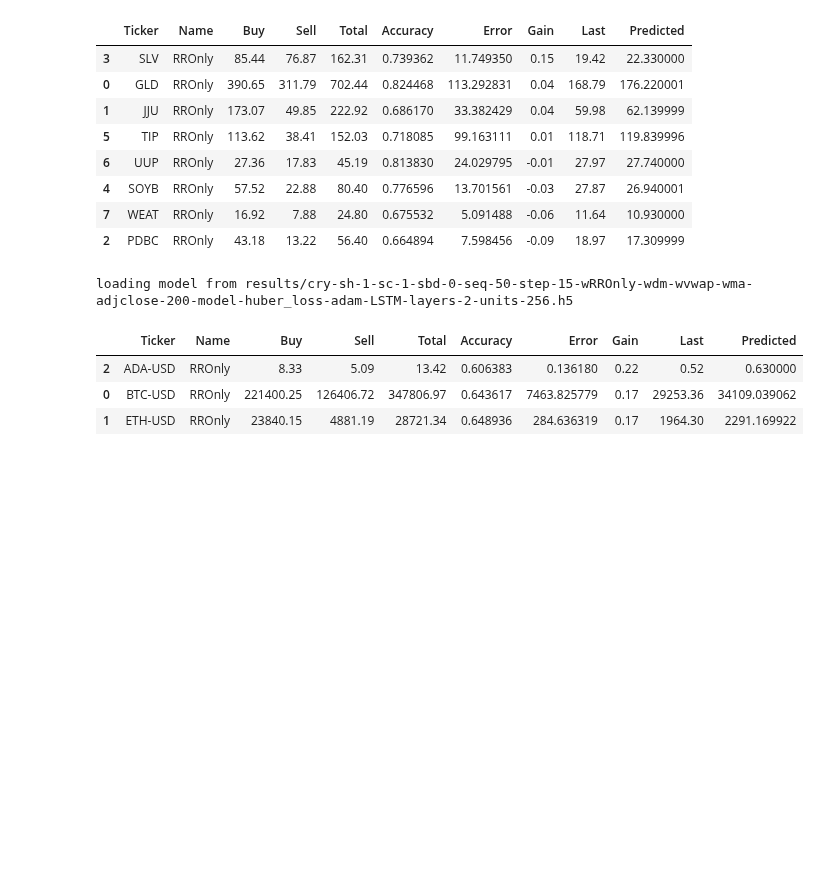
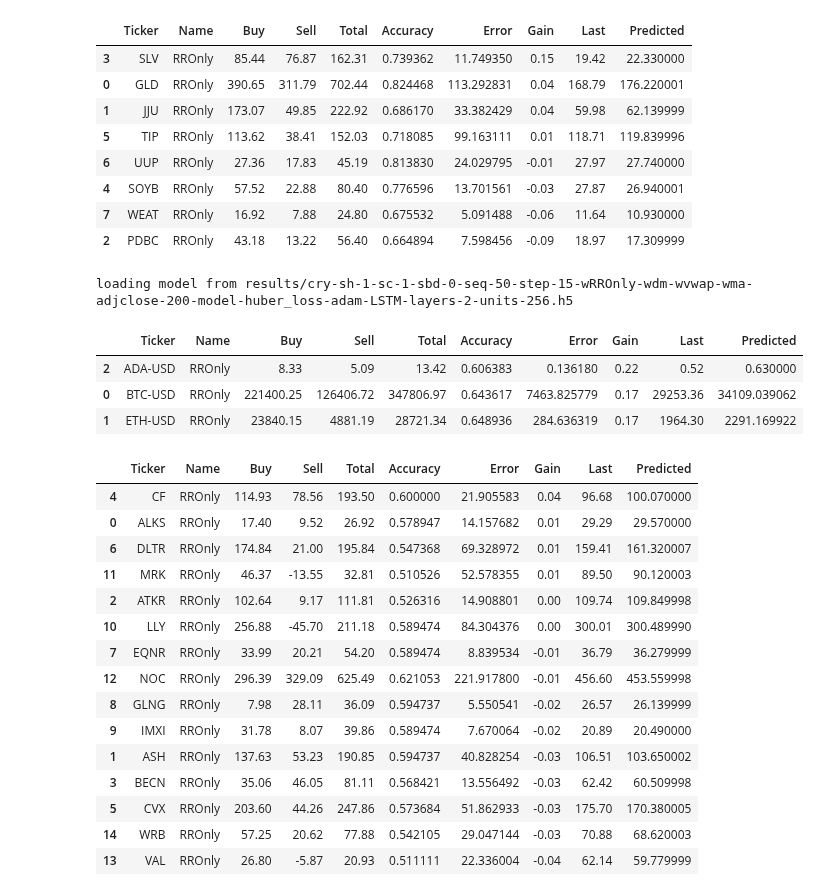
Before and after one commit to ahsank/runml, a Jupyter notebook: StockML.ipynb, the cells around one changed output. Drawn from its saved outputs; the diff is of its cells as text; code cells hidden in the pictures; blank space fills up the shorter version.

```diff
--- a/StockML.ipynb
+++ b/StockML.ipynb
@@ -283,3 +283,30 @@ df9.sort_values('Gain', ascending=False)
 | 2 | ADA-USD | RROnly | 8.33 | 5.09 | 13.42 | 0.606383 | 0.136180 | 0.22 | 0.52 | 0.630000 |
 | 0 | BTC-USD | RROnly | 221400.25 | 126406.72 | 347806.97 | 0.643617 | 7463.825779 | 0.17 | 29253.36 | 34109.039062 |
 | 1 | ETH-USD | RROnly | 23840.15 | 4881.19 | 28721.34 | 0.648936 | 284.636319 | 0.17 | 1964.30 | 2291.169922 |
+# %%
+findata.EPOCHS=200
+findata.G_LOOKUP_STEP = 5
+tickers10 = [ 'ALKS', 'ASH', 'ATKR', 'BECN', 'CF', 'CVX', 'DLTR',
+             'EQNR', 'GLNG', 'IMXI', 'LLY', 'MRK', 'NOC', 'VAL', 'WRB' ]
+mod10 = pipeline.RateReturnOnly(
+    pipeline.FeatureSeq([pipeline.AddDayMonth(), pipeline.AddVWap(), pipeline.AddMA(200)]))
+df10 = pipeline.runModelCombined(tickers10, 'trade', mod10, True)[0]
+# %%
+df10.sort_values('Gain', ascending=False)
+# %% [output]
+|  | Ticker | Name | Buy | Sell | Total | Accuracy | Error | Gain | Last | Predicted |
+| 4 | CF | RROnly | 114.93 | 78.56 | 193.50 | 0.600000 | 21.905583 | 0.04 | 96.68 | 100.070000 |
+| 0 | ALKS | RROnly | 17.40 | 9.52 | 26.92 | 0.578947 | 14.157682 | 0.01 | 29.29 | 29.570000 |
+| 6 | DLTR | RROnly | 174.84 | 21.00 | 195.84 | 0.547368 | 69.328972 | 0.01 | 159.41 | 161.320007 |
+| 11 | MRK | RROnly | 46.37 | -13.55 | 32.81 | 0.510526 | 52.578355 | 0.01 | 89.50 | 90.120003 |
+| 2 | ATKR | RROnly | 102.64 | 9.17 | 111.81 | 0.526316 | 14.908801 | 0.00 | 109.74 | 109.849998 |
+| 10 | LLY | RROnly | 256.88 | -45.70 | 211.18 | 0.589474 | 84.304376 | 0.00 | 300.01 | 300.489990 |
+| 7 | EQNR | RROnly | 33.99 | 20.21 | 54.20 | 0.589474 | 8.839534 | -0.01 | 36.79 | 36.279999 |
+| 12 | NOC | RROnly | 296.39 | 329.09 | 625.49 | 0.621053 | 221.917800 | -0.01 | 456.60 | 453.559998 |
+| 8 | GLNG | RROnly | 7.98 | 28.11 | 36.09 | 0.594737 | 5.550541 | -0.02 | 26.57 | 26.139999 |
+| 9 | IMXI | RROnly | 31.78 | 8.07 | 39.86 | 0.589474 | 7.670064 | -0.02 | 20.89 | 20.490000 |
+| 1 | ASH | RROnly | 137.63 | 53.23 | 190.85 | 0.594737 | 40.828254 | -0.03 | 106.51 | 103.650002 |
+| 3 | BECN | RROnly | 35.06 | 46.05 | 81.11 | 0.568421 | 13.556492 | -0.03 | 62.42 | 60.509998 |
+| 5 | CVX | RROnly | 203.60 | 44.26 | 247.86 | 0.573684 | 51.862933 | -0.03 | 175.70 | 170.380005 |
+| 14 | WRB | RROnly | 57.25 | 20.62 | 77.88 | 0.542105 | 29.047144 | -0.03 | 70.88 | 68.620003 |
+| 13 | VAL | RROnly | 26.80 | -5.87 | 20.93 | 0.511111 | 22.336004 | -0.04 | 62.14 | 59.779999 |
```
Also changed, not shown: parts of 3 cells of this notebook.
